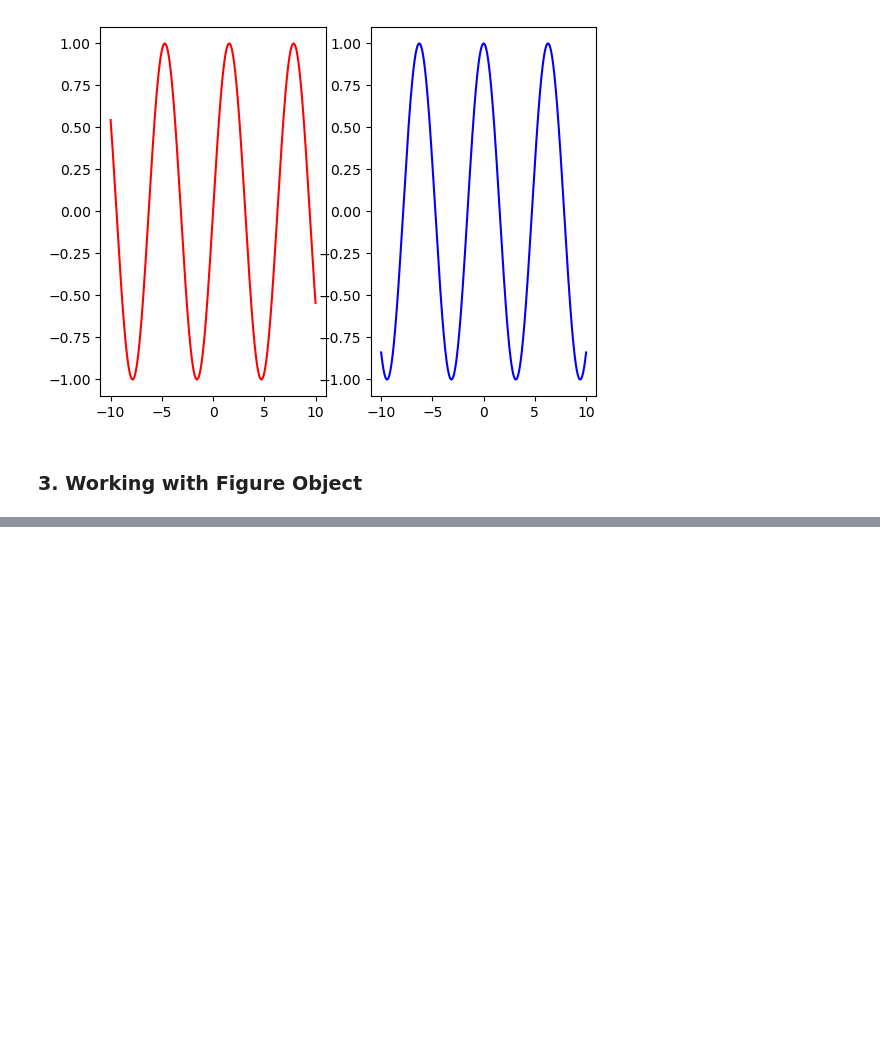
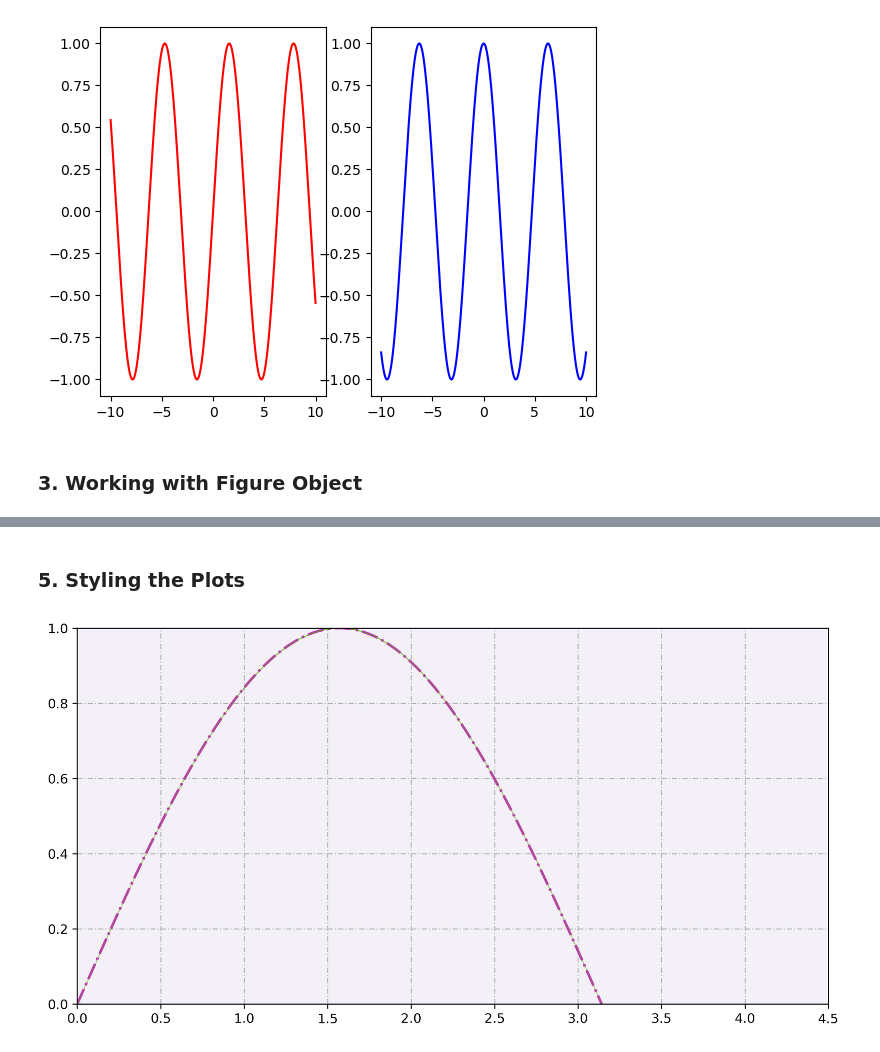
Before and after one commit to NikkiShah93/Python, a Jupyter notebook: General/Visualization/matplotlib-checkpoint.ipynb, the cells around one changed output, grey strips where cells are left out. Saved outputs shown, nothing was run; the diff lists cells and outputs as text; code cells hidden in the pictures; blank space fills up the shorter version.

```diff
--- a/General/Visualization/matplotlib-checkpoint.ipynb
+++ b/General/Visualization/matplotlib-checkpoint.ipynb
@@ -69,0 +96,27 @@ fig.legend(loc='upper left')
+# %% [markdown]
+### 5. Styling the Plots
+# %%
+## default colors available are
+## r:red, b:blue, g:green, y:yellow, c:cyan,
+## m:magenta, k:black, w:white
+## color = "0.75" creates a 75% grey
+## we can use hexcodes like "#eeefff"
+## the other option is to use the full color name
+fig = plt.figure(figsize = (16, 8), dpi=300)
+ax = fig.add_axes([0.0, 0.0, 0.5, 0.5])
+## ls is for line style
+## lw is line width, default to 1
+## marker will use the passed in style to
+## point out the x, and y values
+ax.plot(x, y, color='m', ls='-.', lw=2, alpha=0.8,
+       marker='o', markerfacecolor='y', markeredgecolor='g',
+       markersize=0.5, markeredgewidth=0.1)
+## we can also give x and y limit to our chart
+ax.set_xlim([0,4.5])
+ax.set_ylim([0,1])
+## we can also add a customized grid
+ax.grid(True, color='0.7', dashes=(5,2,1,2))
+## and have a background color as well
+ax.set_facecolor('#f3f0f7')
+# %% [output]
+[figure, added]
```
Also changed, not shown: parts of 9 cells of this notebook.
